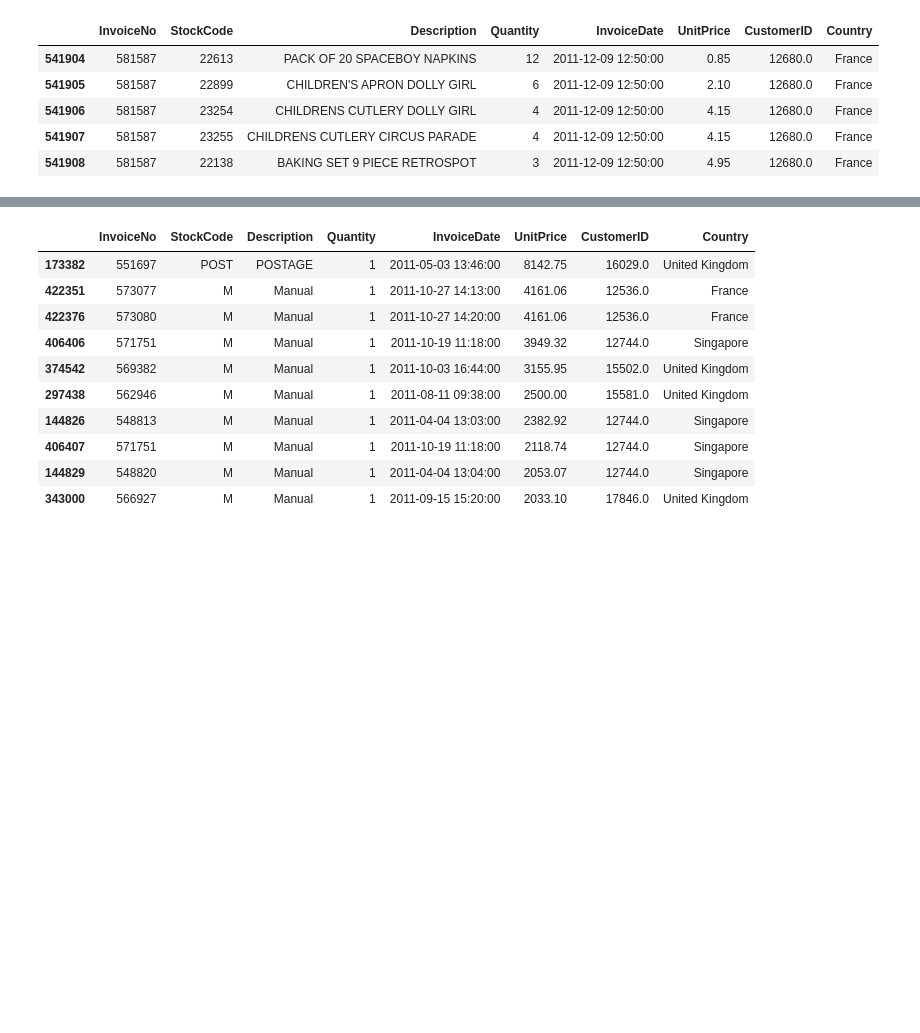
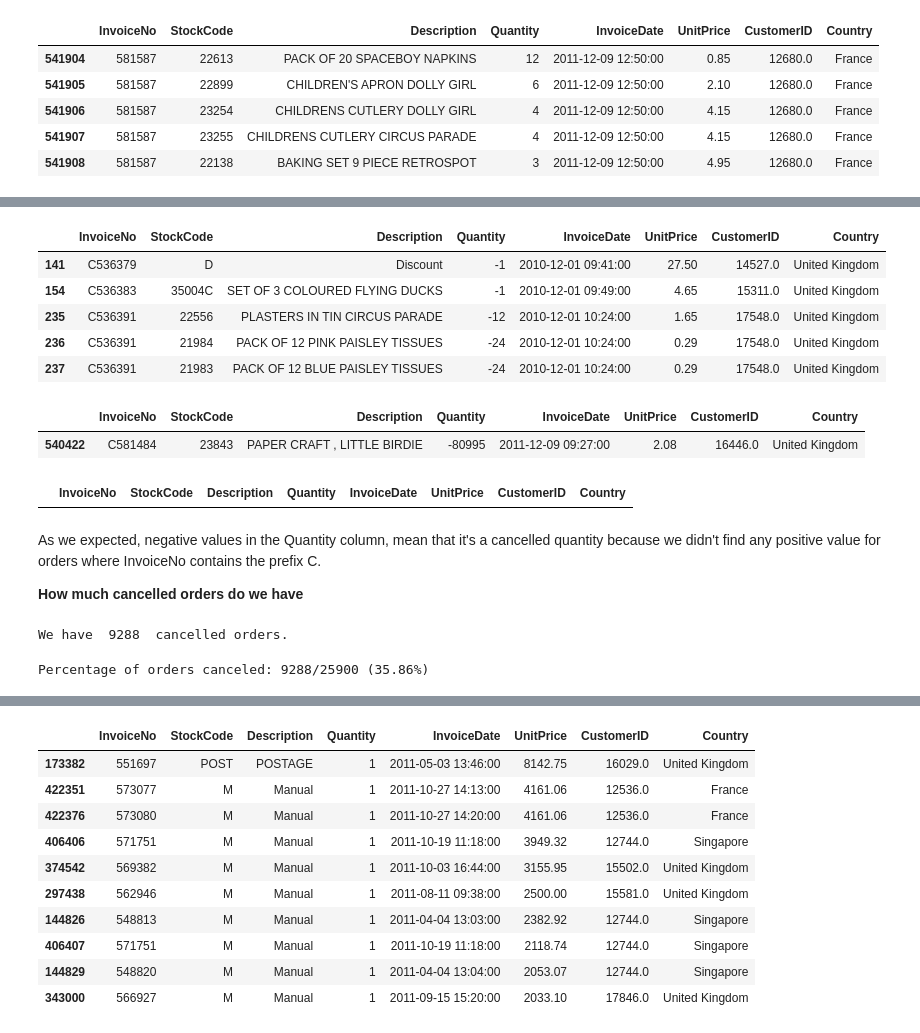
Before and after one commit to sushily1997/Project_1, a Jupyter notebook: Capstone_Project_1_Propensity_Model.ipynb, the cells around one changed output, grey strips where cells are left out. Saved outputs shown, nothing was run; the diff lists cells and outputs as text; code cells hidden in the pictures; blank space fills up the shorter version.

```diff
--- a/Capstone_Project_1_Propensity_Model.ipynb
+++ b/Capstone_Project_1_Propensity_Model.ipynb
@@ -121,0 +154,37 @@ df
+# %%
+#get cancelled transactions
+cancelled_orders = df[df['InvoiceNo'].astype(str).str.contains('C')]
+cancelled_orders.head()
+# %% [output]
+|  | InvoiceNo | StockCode | Description | Quantity | InvoiceDate | UnitPrice | CustomerID | Country |
+| 141 | C536379 | D | Discount | -1 | 2010-12-01 09:41:00 | 27.50 | 14527.0 | United Kingdom |
+| 154 | C536383 | 35004C | SET OF 3 COLOURED FLYING DUCKS | -1 | 2010-12-01 09:49:00 | 4.65 | 15311.0 | United Kingdom |
+| 235 | C536391 | 22556 | PLASTERS IN TIN CIRCUS PARADE | -12 | 2010-12-01 10:24:00 | 1.65 | 17548.0 | United Kingdom |
+| 236 | C536391 | 21984 | PACK OF 12 PINK PAISLEY TISSUES | -24 | 2010-12-01 10:24:00 | 0.29 | 17548.0 | United Kingdom |
+| 237 | C536391 | 21983 | PACK OF 12 BLUE PAISLEY TISSUES | -24 | 2010-12-01 10:24:00 | 0.29 | 17548.0 | United Kingdom |
+# %%
+#search for transaction where quantity == -80995
+cancelled_orders[cancelled_orders['Quantity']==-80995]
+# %% [output]
+|  | InvoiceNo | StockCode | Description | Quantity | InvoiceDate | UnitPrice | CustomerID | Country |
+| 540422 | C581484 | 23843 | PAPER CRAFT , LITTLE BIRDIE | -80995 | 2011-12-09 09:27:00 | 2.08 | 16446.0 | United Kingdom |
+# %%
+cancelled_orders[cancelled_orders['Quantity']>0]
+# %% [output]
+|  | InvoiceNo | StockCode | Description | Quantity | InvoiceDate | UnitPrice | CustomerID | Country |
+# %% [markdown]
+As we expected, negative values in the Quantity column, mean that it's a cancelled quantity because we didn't find any positive value for orders where InvoiceNo contains the prefix C.
+
+**How much cancelled orders do we have**
+# %%
+#check how many rows our dataframe of cancelled orders contain
+print("We have ",len(cancelled_orders), " cancelled orders.")
+total_orders =df['InvoiceNo'].nunique()
+# %% [output]
+We have  9288  cancelled orders.
+# %%
+#percentage of cancelled orders in total orders
+cancelled_number = len(cancelled_orders)
+print('Percentage of orders canceled: {}/{} ({:.2f}%) '.format(cancelled_number, total_orders, cancelled_number/total_orders*100))
+# %% [output]
+Percentage of orders canceled: 9288/25900 (35.86%)
```
Also changed, not shown: parts of 32 cells of this notebook.
